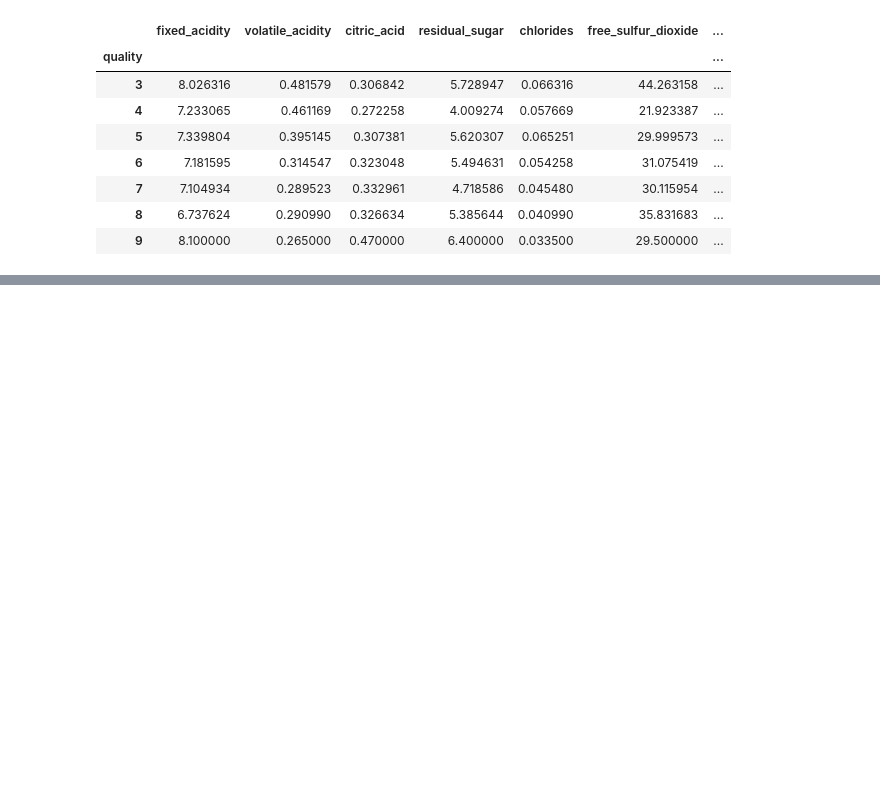
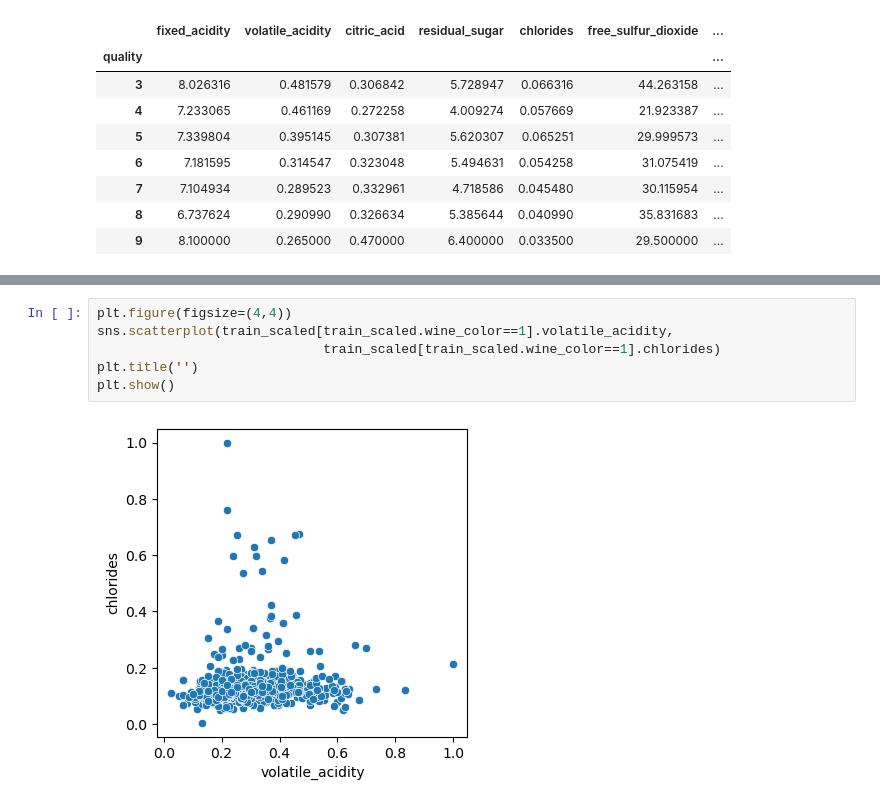
Before and after one commit to Cod-Up-Our-Data/wine_clustering_project, a Jupyter notebook: wine_exploration_rich.ipynb, the cells around one changed output, grey strips where cells are left out. Saved outputs shown, nothing was run; the diff lists cells and outputs as text; blank space fills up the shorter version.

```diff
--- a/wine_exploration_rich.ipynb
+++ b/wine_exploration_rich.ipynb
@@ -490,0 +648,8 @@ df_mean_by_qual
+# %%
+plt.figure(figsize=(4,4))
+sns.scatterplot(train_scaled[train_scaled.wine_color==1].volatile_acidity,
+                             train_scaled[train_scaled.wine_color==1].chlorides)
+plt.title('')
+plt.show()
+# %% [output]
+[figure, added]
```
Also changed, not shown: parts of 92 cells of this notebook, 1 other file.
